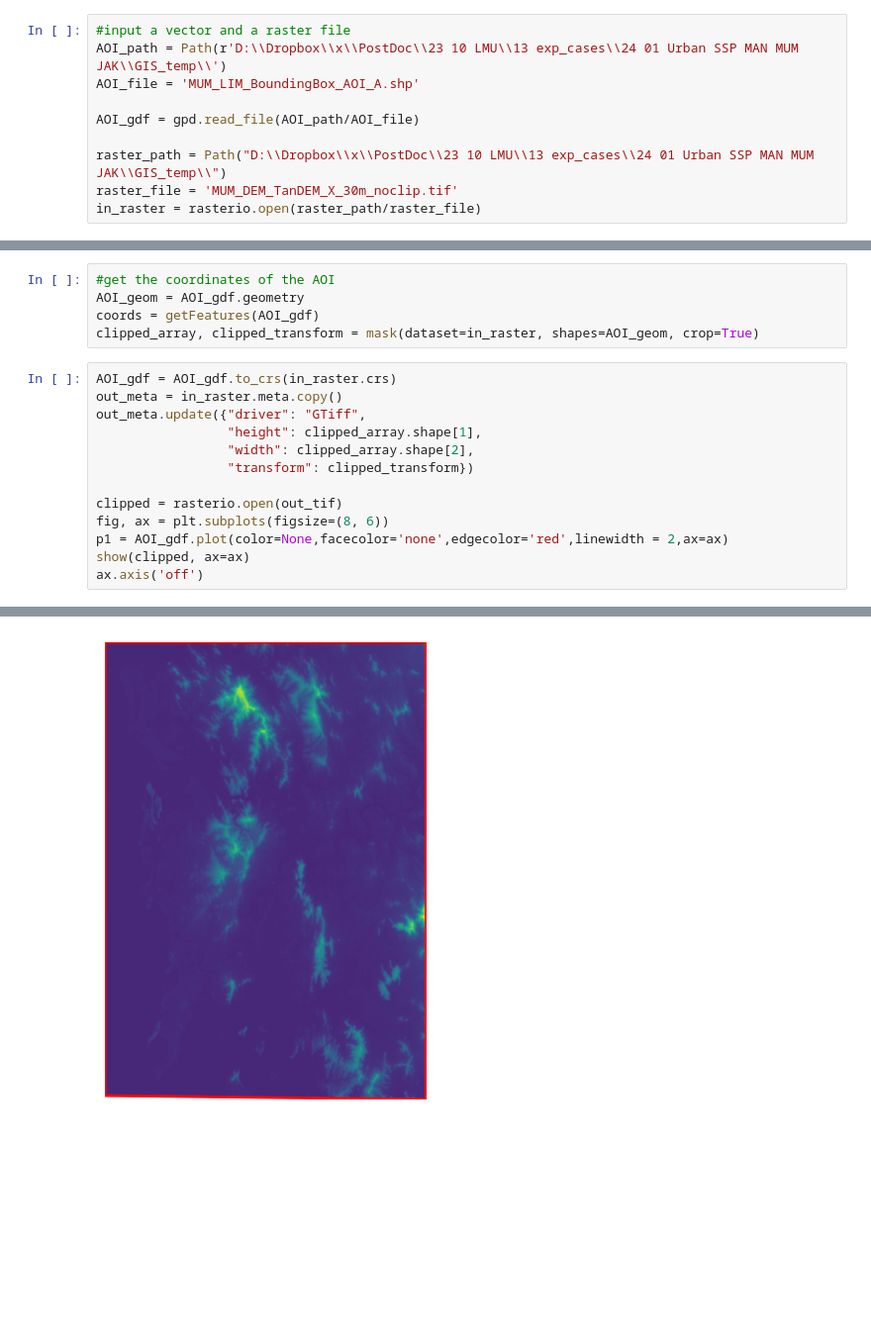
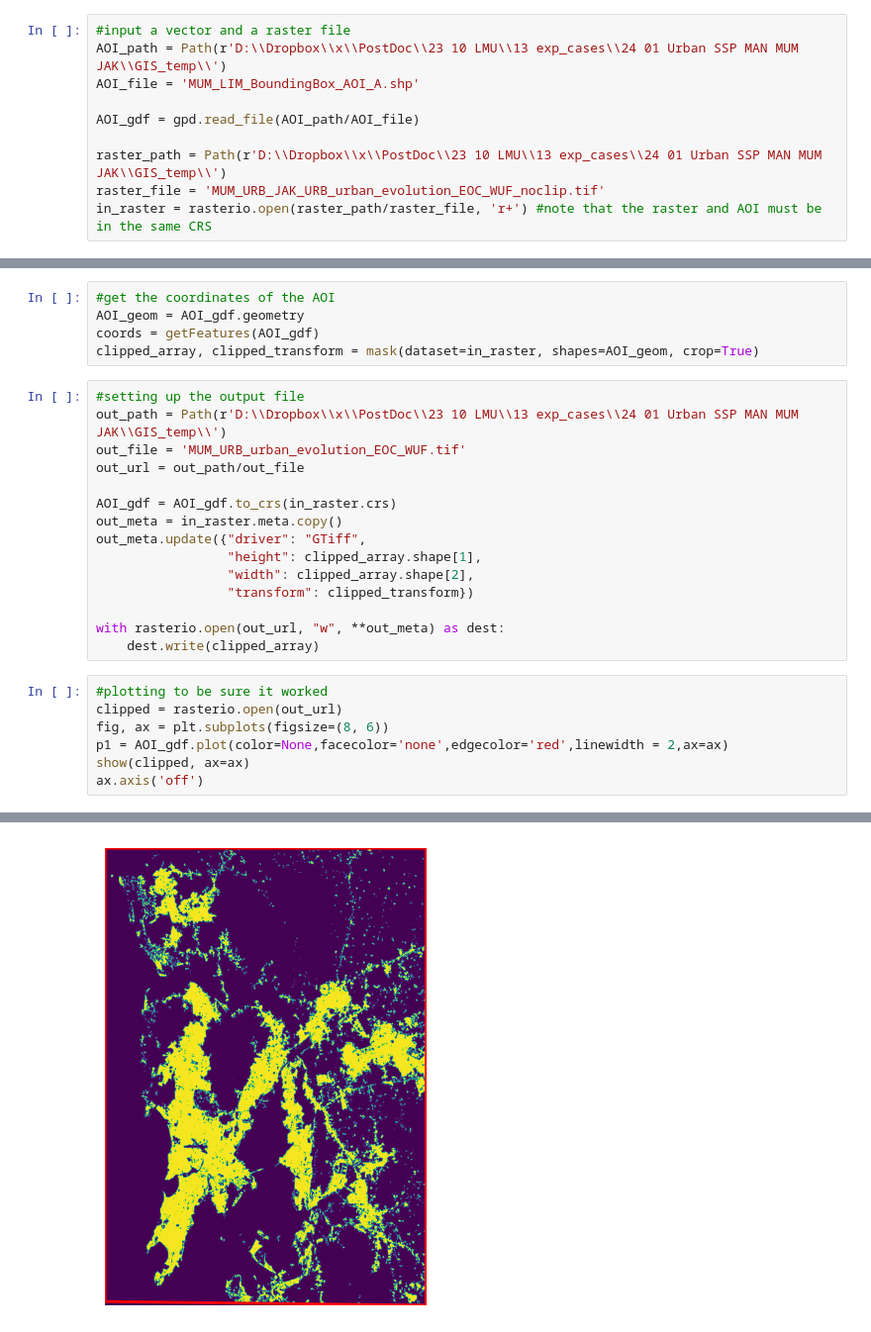
Before and after one commit to alexandrepereiraarq/geo_functions, a Jupyter notebook: src/data/01_raster_clip_by_AOI.ipynb, the cells around one changed output, grey strips where cells are left out. Shown at 99% size. Drawn from its saved outputs; the diff is of its cells as text; blank space fills up the shorter version.

```diff
--- a/src/data/01_raster_clip_by_AOI.ipynb
+++ b/src/data/01_raster_clip_by_AOI.ipynb
@@ -22,6 +23,6 @@ AOI_file = 'MUM_LIM_BoundingBox_AOI_A.shp'
 
 AOI_gdf = gpd.read_file(AOI_path/AOI_file)
 
-raster_path = Path("D:\\Dropbox\\x\\PostDoc\\23 10 LMU\\13 exp_cases\\24 01 Urban SSP MAN MUM JAK\\GIS_temp\\")
-raster_file = 'MUM_DEM_TanDEM_X_30m_noclip.tif'
-in_raster = rasterio.open(raster_path/raster_file)
+raster_path = Path(r'D:\\Dropbox\\x\\PostDoc\\23 10 LMU\\13 exp_cases\\24 01 Urban SSP MAN MUM JAK\\GIS_temp\\')
+raster_file = 'MUM_URB_JAK_URB_urban_evolution_EOC_WUF_noclip.tif'
+in_raster = rasterio.open(raster_path/raster_file, 'r+') #note that the raster and AOI must be in the same CRS
@@ -30,15 +35,24 @@ in_raster = rasterio.open(raster_path/raster_file)
 AOI_geom = AOI_gdf.geometry
 coords = getFeatures(AOI_gdf)
 clipped_array, clipped_transform = mask(dataset=in_raster, shapes=AOI_geom, crop=True)
+# %%
+#setting up the output file
+out_path = Path(r'D:\\Dropbox\\x\\PostDoc\\23 10 LMU\\13 exp_cases\\24 01 Urban SSP MAN MUM JAK\\GIS_temp\\')
+out_file = 'MUM_URB_urban_evolution_EOC_WUF.tif'
+out_url = out_path/out_file
+
+AOI_gdf = AOI_gdf.to_crs(in_raster.crs)
+out_meta = in_raster.meta.copy()
+out_meta.update({"driver": "GTiff",
+                 "height": clipped_array.shape[1],
+                 "width": clipped_array.shape[2],
+                 "transform": clipped_transform})
+
+with rasterio.open(out_url, "w", **out_meta) as dest:
+    dest.write(clipped_array)
 # %%
-AOI_gdf = AOI_gdf.to_crs(in_raster.crs)
-out_meta = in_raster.meta.copy()
-out_meta.update({"driver": "GTiff",
-                 "height": clipped_array.shape[1],
-                 "width": clipped_array.shape[2],
-                 "transform": clipped_transform})
-
-clipped = rasterio.open(out_tif)
+#plotting to be sure it worked
+clipped = rasterio.open(out_url)
 fig, ax = plt.subplots(figsize=(8, 6))
 p1 = AOI_gdf.plot(color=None,facecolor='none',edgecolor='red',linewidth = 2,ax=ax)
 show(clipped, ax=ax)
@@ -48 +62 @@ ax.axis('off')
-[figure, old version]
+[figure, new version]
```
Also changed, not shown: parts of 4 cells of this notebook.
